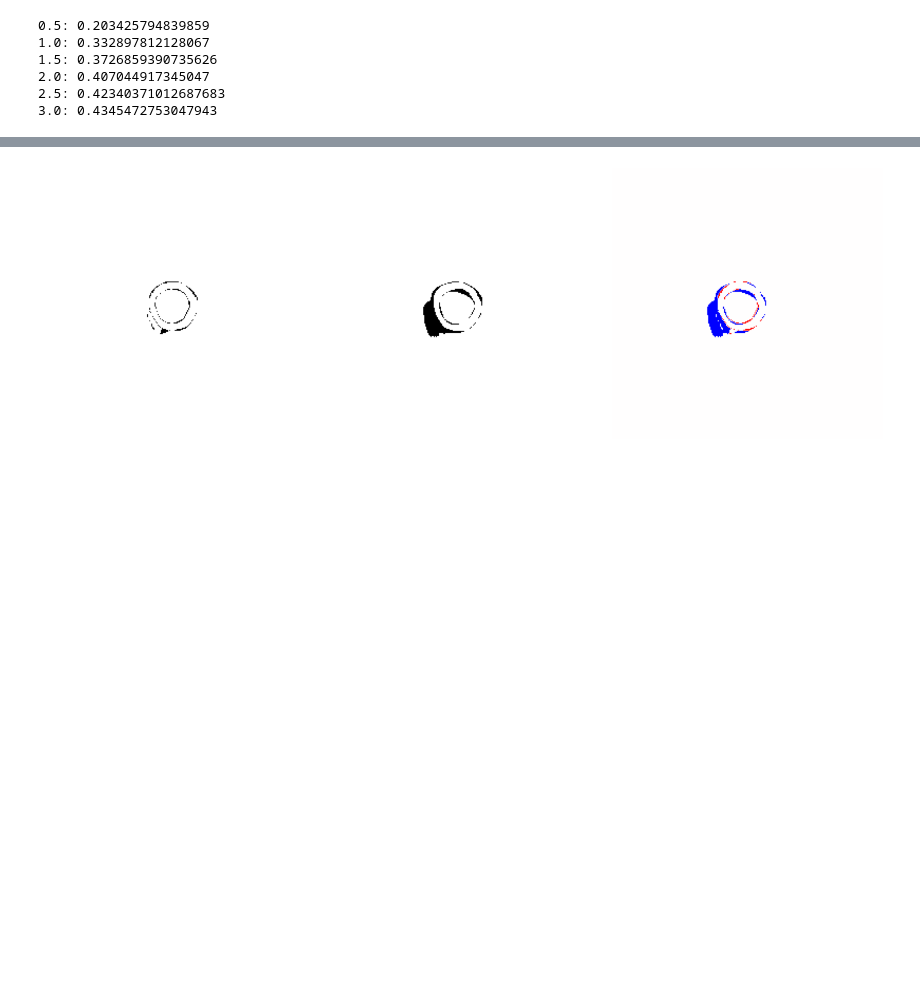
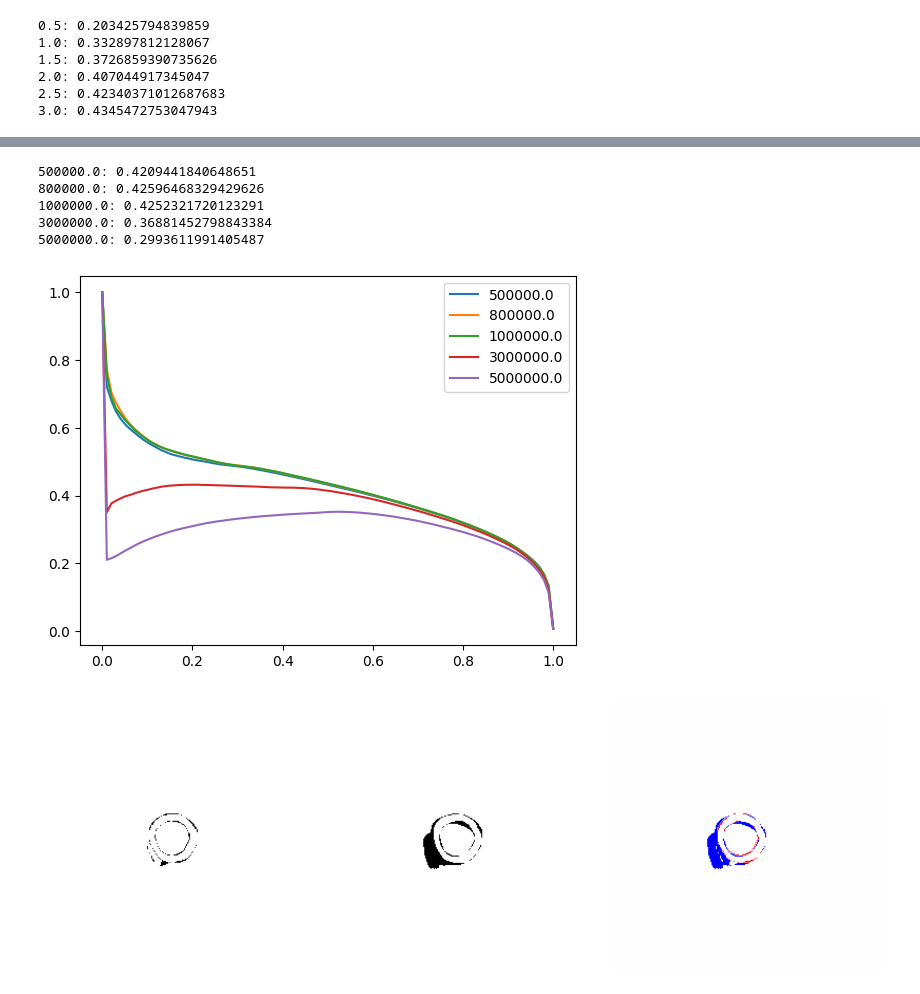
Before and after one commit to MedVisBonn/Segmentation-Distortion, a Jupyter notebook: src/notebooks/unet_domain_shift.ipynb, the cells around one changed output, grey strips where cells are left out. Saved outputs shown, nothing was run; the diff lists cells and outputs as text; code cells hidden in the pictures; blank space fills up the shorter version.

```diff
--- a/src/notebooks/unet_domain_shift.ipynb
+++ b/src/notebooks/unet_domain_shift.ipynb
@@ -724,3 +995,39 @@ for aug in augs:
+# %%
+swivels = ['up3.0.conv_path.0.bn']
+
+
+
+for lr in [5e5, 8e5, 1e6, 3e6, 5e6]:
+    mahalanobis_detector = get_batchnorm_mahalanobis_detector(
+        swivels=swivels,
+        unet=unet,
+        reduce=False,
+        aggregate='mean',
+        transform=True,
+        lr=lr,
+        device='cuda:0'
+    )
+    p, r, pr_auc = get_precision_recall_for_domainshift_flips(
+        model=mahalanobis_detector,
+        dataset=data['train'],
+        net_out='heart',
+        umap='cross_entropy',
+        domain_shift_aug=augs[4],
+        n_taus='auto',
+        device=['cuda:0', 'cpu']
+    )
+    print(f"{lr}: {pr_auc}")
+    plt.plot(r, p, label=f'{lr}')
+
+plt.legend()
+plt.show()
+# %% [output]
+500000.0: 0.4209441840648651
+800000.0: 0.42596468329429626
+1000000.0: 0.4252321720123291
+3000000.0: 0.36881452798843384
+5000000.0: 0.2993611991405487
+[figure, added]
 # %%
 idx = 17
 
```
Also changed, not shown: parts of 19 cells of this notebook, 1 other file.
